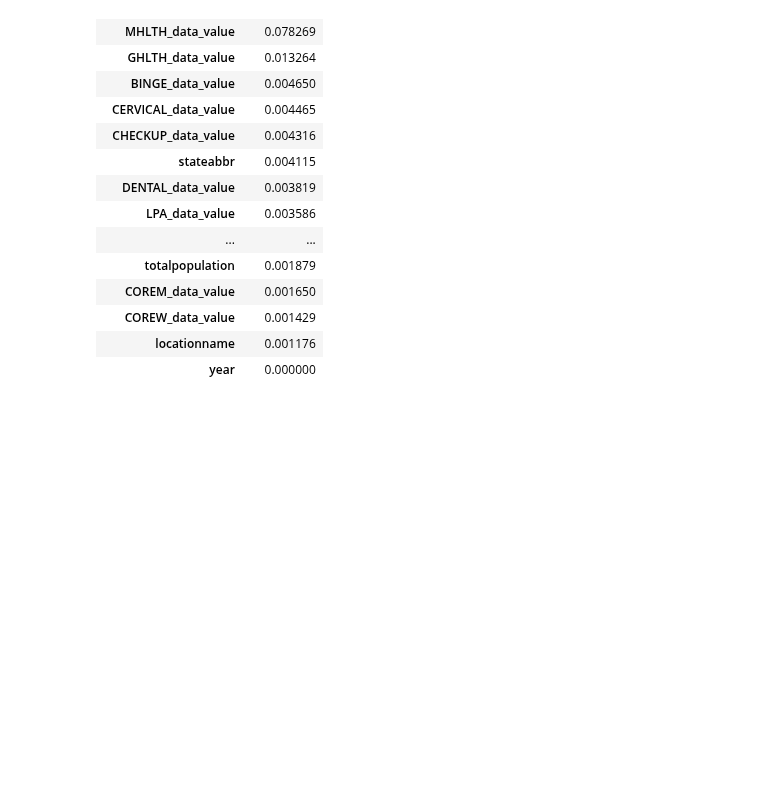
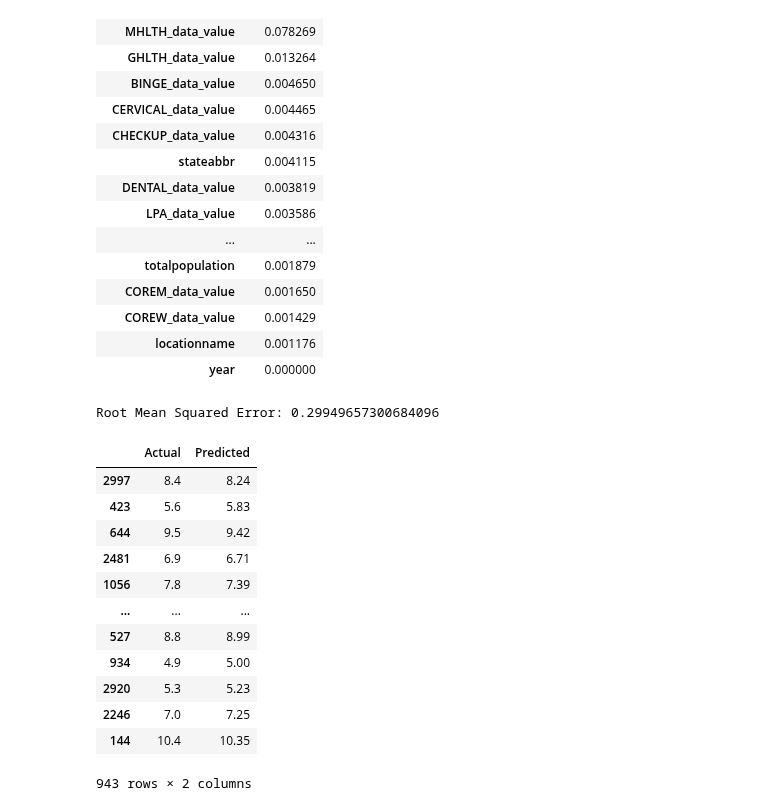
Before and after one commit to AvatarJoshi/copd_project, a Jupyter notebook: API_Connect.ipynb, the cells around one changed output. Saved outputs shown, nothing was run; the diff lists cells and outputs as text; code cells hidden in the pictures; blank space fills up the shorter version.

Commit message:
Ran and evaluated model using RMSE. Created dataframe with actual and predicted values, which will be used for finding the frequency predictions were within confidence interval

```diff
--- a/API_Connect.ipynb
+++ b/API_Connect.ipynb
@@ -434,3 +434,33 @@ feature_importance_df
 | COREW_data_value | 0.001429 |
 | locationname | 0.001176 |
 | year | 0.000000 |
+# %%
+# Predict the results
+y_pred = regressor.predict(X_test)
+# %%
+# Evaluate the model
+import numpy as np
+from sklearn import metrics
+print('Root Mean Squared Error:', np.sqrt(metrics.mean_squared_error(y_test, y_pred)))
+# %% [output]
+Root Mean Squared Error: 0.29949657300684096
+# %%
+# Create a dataframe of the actual and predicted values
+actual_predicted_df = pd.DataFrame({'Actual': y_test, 'Predicted': y_pred})
+
+# View the dataframe
+actual_predicted_df
+# %% [output]
+|  | Actual | Predicted |
+| 2997 | 8.4 | 8.24 |
+| 423 | 5.6 | 5.83 |
+| 644 | 9.5 | 9.42 |
+| 2481 | 6.9 | 6.71 |
+| 1056 | 7.8 | 7.39 |
+| ... | ... | ... |
+| 527 | 8.8 | 8.99 |
+| 934 | 4.9 | 5.00 |
+| 2920 | 5.3 | 5.23 |
+| 2246 | 7.0 | 7.25 |
+| 144 | 10.4 | 10.35 |
+943 rows × 2 columns
```
